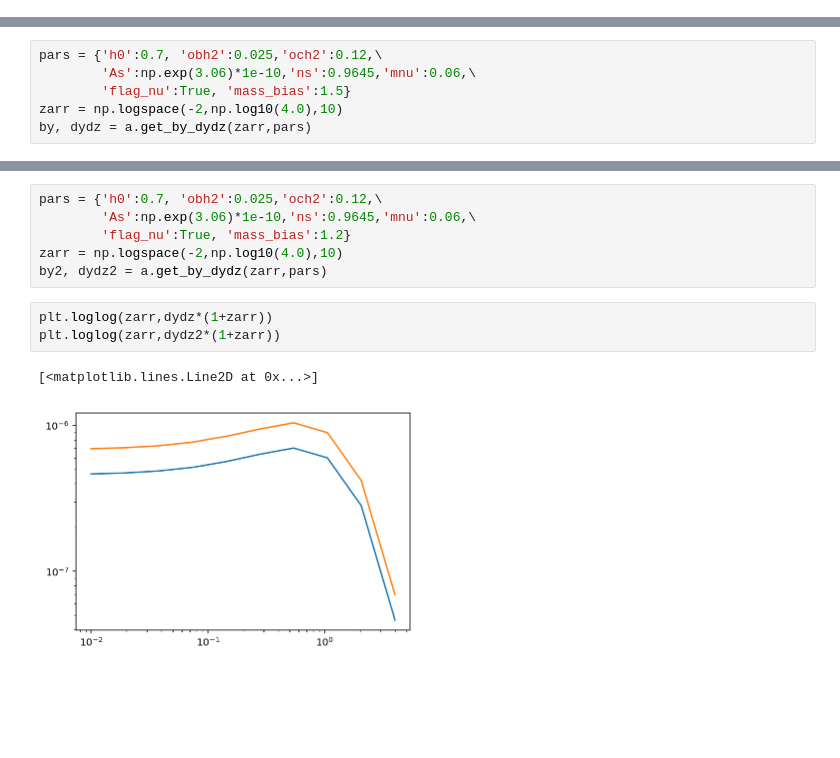
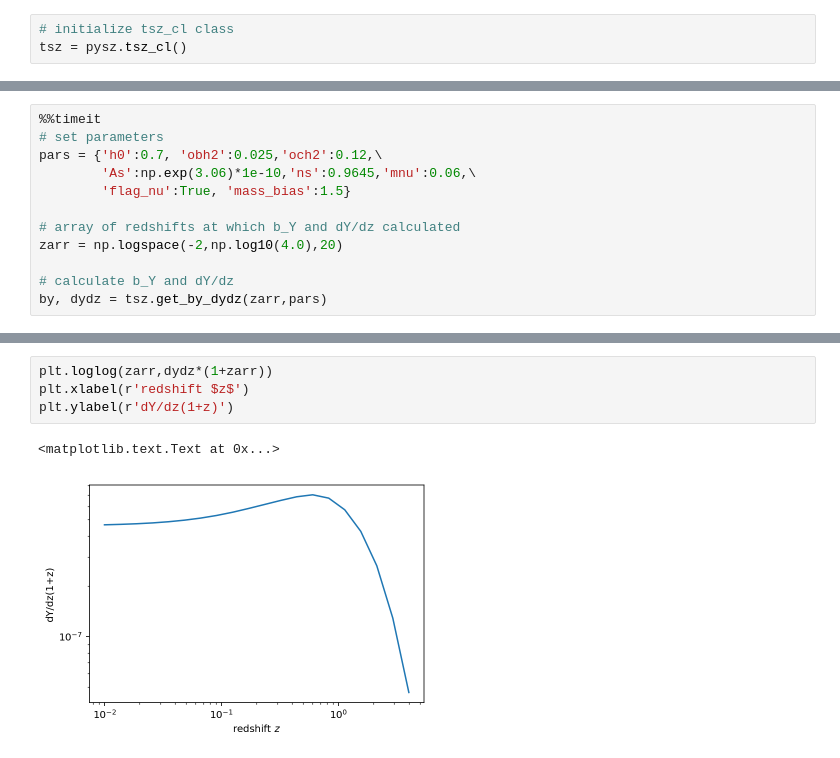
Before and after one commit to ryumakiya/pysz, a Jupyter notebook: pysz_usage.ipynb, the cells around one changed output, grey strips where cells are left out. Saved outputs shown, nothing was run; the diff lists cells and outputs as text; blank space fills up the shorter version.

```diff
--- a/pysz_usage.ipynb
+++ b/pysz_usage.ipynb
@@ -9,0 +8,3 @@ a = pysz.tsz_cl()
+# %%
+# initialize tsz_cl class
+tsz = pysz.tsz_cl()
@@ -10,6 +37,12 @@ a = pysz.tsz_cl()
 # %%
+%%timeit
+# set parameters
 pars = {'h0':0.7, 'obh2':0.025,'och2':0.12,\
         'As':np.exp(3.06)*1e-10,'ns':0.9645,'mnu':0.06,\
         'flag_nu':True, 'mass_bias':1.5}
-zarr = np.logspace(-2,np.log10(4.0),10)
-by, dydz = a.get_by_dydz(zarr,pars)
+
+# array of redshifts at which b_Y and dY/dz calculated
+zarr = np.logspace(-2,np.log10(4.0),20)
+
+# calculate b_Y and dY/dz
+by, dydz = tsz.get_by_dydz(zarr,pars)
@@ -16,12 +51,7 @@ by, dydz = a.get_by_dydz(zarr,pars)
-# %%
-pars = {'h0':0.7, 'obh2':0.025,'och2':0.12,\
-        'As':np.exp(3.06)*1e-10,'ns':0.9645,'mnu':0.06,\
-        'flag_nu':True, 'mass_bias':1.2}
-zarr = np.logspace(-2,np.log10(4.0),10)
-by2, dydz2 = a.get_by_dydz(zarr,pars)
 # %%
 plt.loglog(zarr,dydz*(1+zarr))
-plt.loglog(zarr,dydz2*(1+zarr))
+plt.xlabel(r'redshift $z$')
+plt.ylabel(r'dY/dz(1+z)')
 # %% [output]
-[<matplotlib.lines.Line2D at 0x...>]
+<matplotlib.text.Text at 0x...>
-[figure, old version]
+[figure, new version]
```
Also changed, not shown: parts of 7 cells of this notebook, 1 other file.
